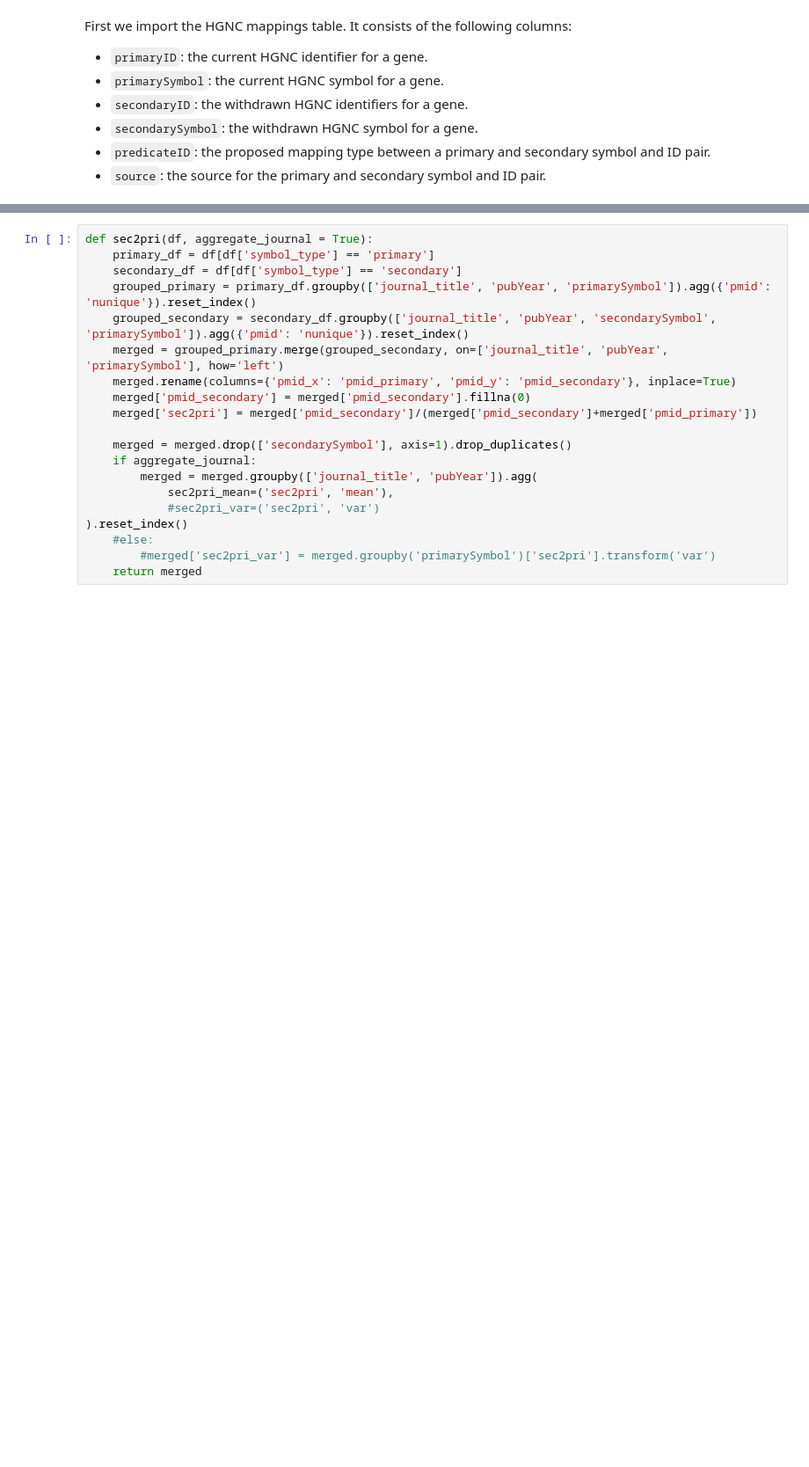
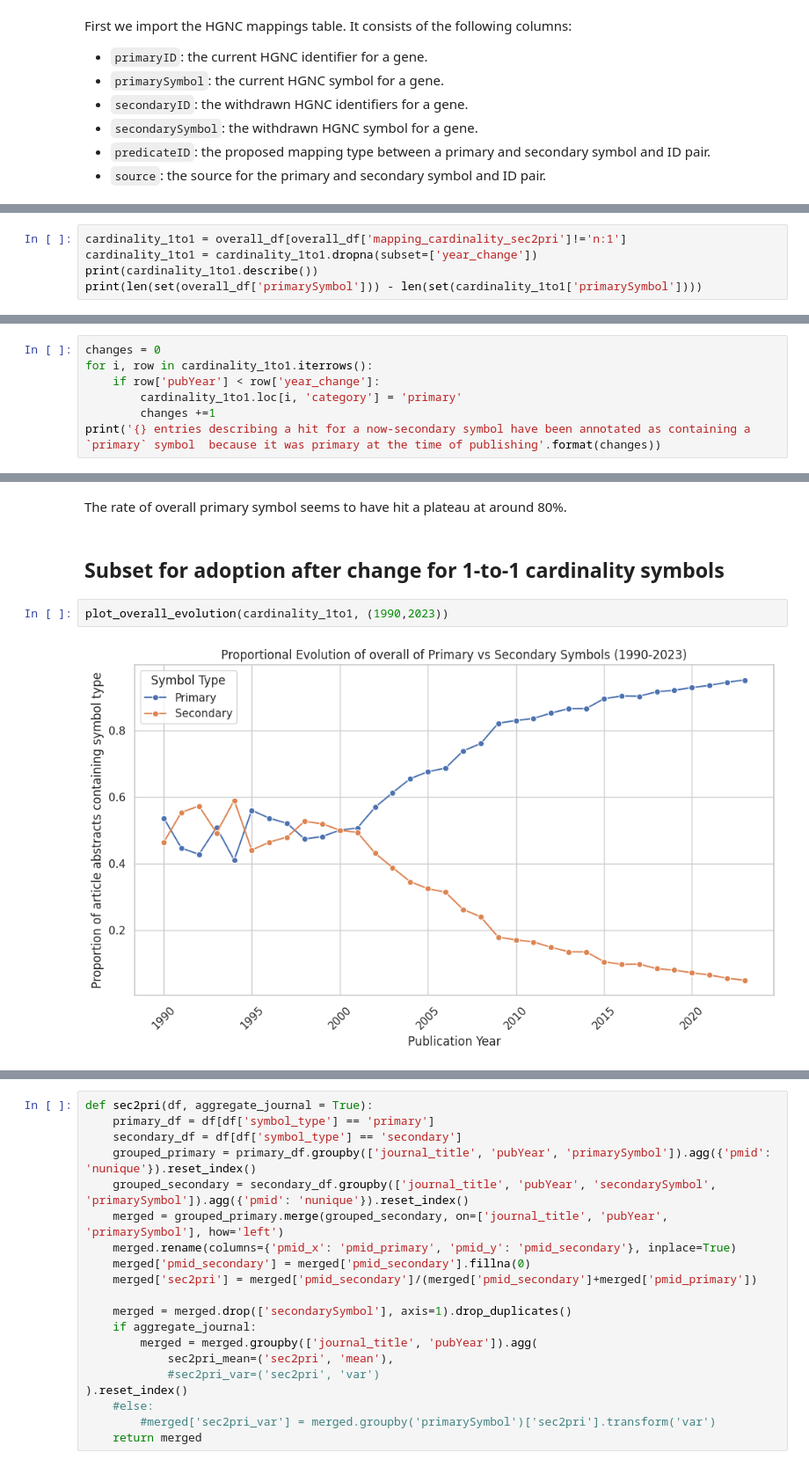
Before and after one commit to sec2pri/usecases, a Jupyter notebook: bibliometric_symbol_usage/HGNC_symbols_literature.ipynb, the cells around one changed output, grey strips where cells are left out. Shown at 88% size. Cells and saved outputs as stored; diff of their text form; blank space fills up the shorter version.

```diff
--- a/bibliometric_symbol_usage/HGNC_symbols_literature.ipynb
+++ b/bibliometric_symbol_usage/HGNC_symbols_literature.ipynb
@@ -123,0 +202,5 @@ adoption_df.sample(5)
+# %%
+cardinality_1to1 = overall_df[overall_df['mapping_cardinality_sec2pri']!='n:1']
+cardinality_1to1 = cardinality_1to1.dropna(subset=['year_change'])
+print(cardinality_1to1.describe())
+print(len(set(overall_df['primarySymbol'])) - len(set(cardinality_1to1['primarySymbol'])))
@@ -123,0 +229,7 @@ adoption_df.sample(5)
+# %%
+changes = 0
+for i, row in cardinality_1to1.iterrows():
+    if row['pubYear'] < row['year_change']:
+        cardinality_1to1.loc[i, 'category'] = 'primary'
+        changes +=1
+print('{} entries describing a hit for a now-secondary symbol have been annotated as containing a `primary` symbol  because it was primary at the time of publishing'.format(changes))
@@ -185,0 +303,8 @@ We calculate the sec2pri index for each gene, year and journal.
+# %% [markdown]
+The rate of overall primary symbol seems to have hit a plateau at around 80%.
+# %% [markdown]
+## Subset for adoption after change for 1-to-1 cardinality symbols
+# %%
+plot_overall_evolution(cardinality_1to1, (1990,2023))
+# %% [output]
+[figure, added]
```
Also changed, not shown: parts of 51 cells of this notebook, 1 other file.
